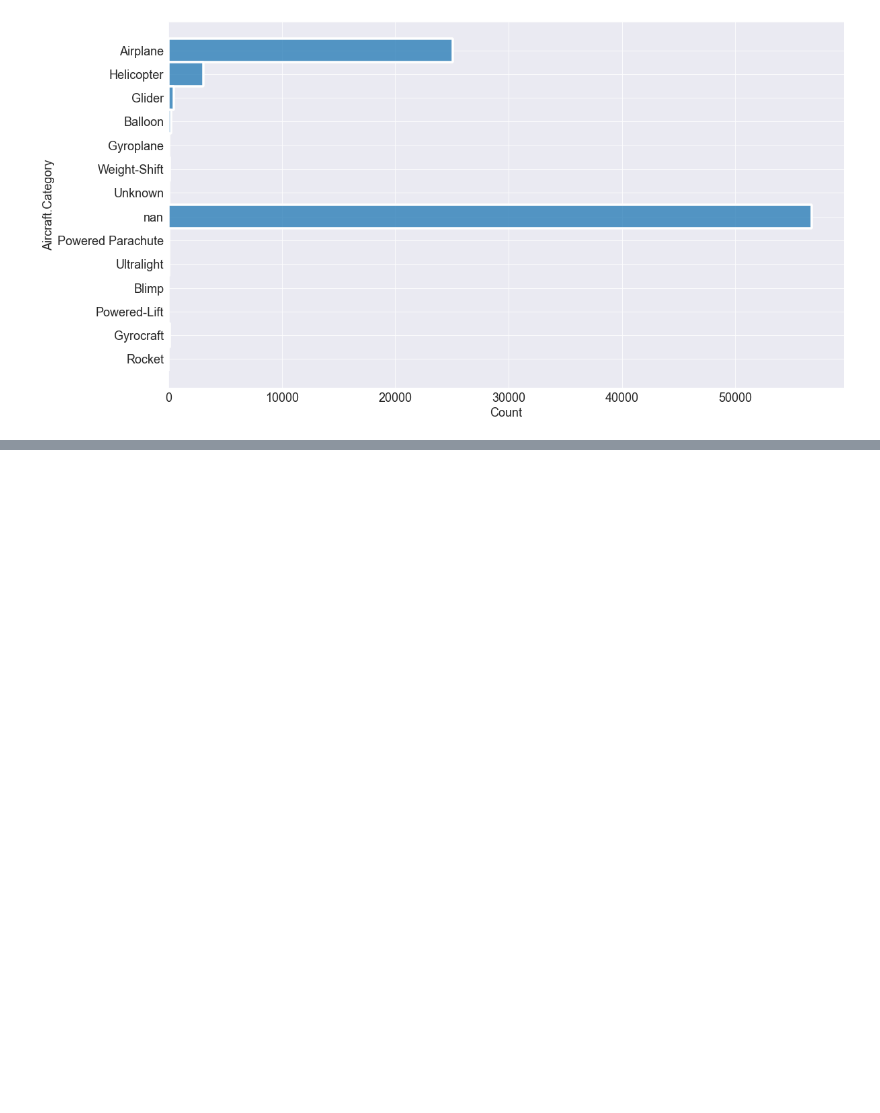
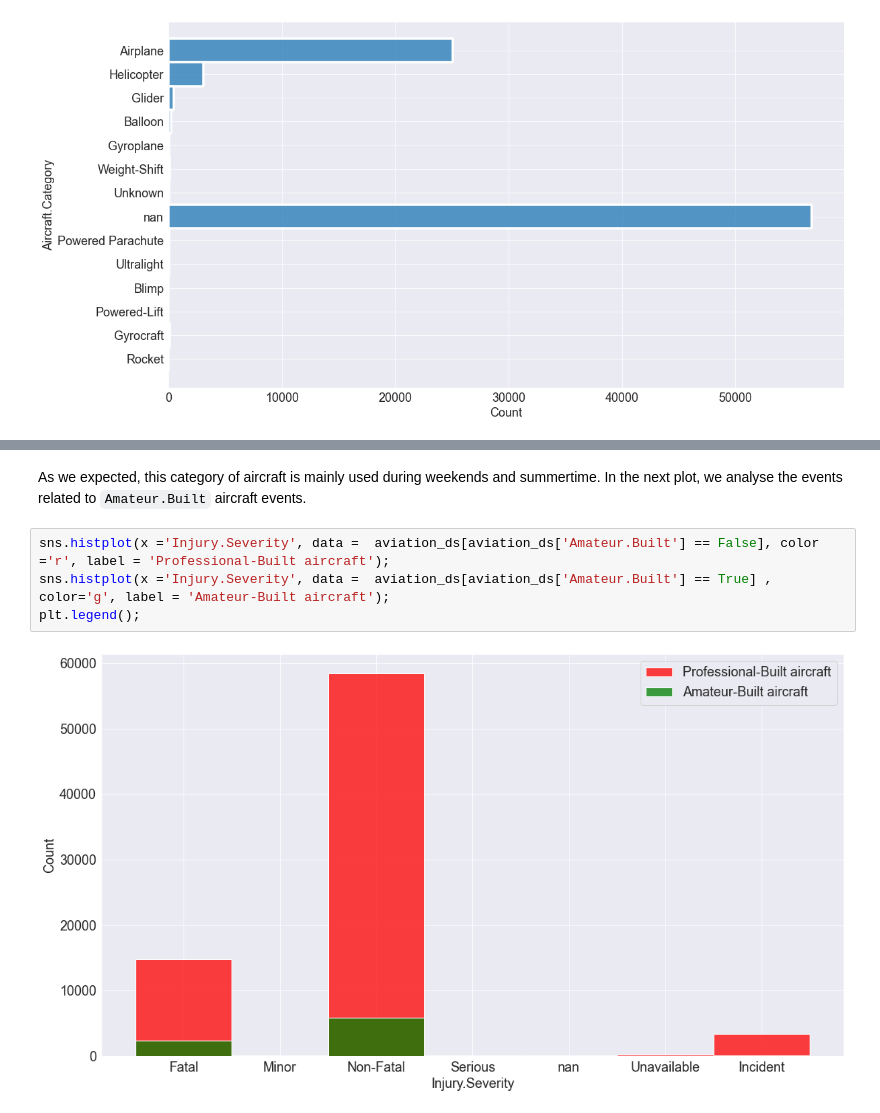
Before and after one commit to zaitrik/aviation_stats, a Jupyter notebook: aviation_stats.ipynb, the cells around one changed output, grey strips where cells are left out. Saved outputs shown, nothing was run; the diff lists cells and outputs as text; blank space fills up the shorter version.

```diff
--- a/aviation_stats.ipynb
+++ b/aviation_stats.ipynb
@@ -228,0 +292,8 @@ Airplanes are more represented than other aircraft types. That being said, the m
+# %% [markdown]
+As we expected, this category of aircraft is mainly used during weekends and summertime. In the next plot, we analyse the events related to `Amateur.Built` aircraft events.
+# %%
+sns.histplot(x ='Injury.Severity', data =  aviation_ds[aviation_ds['Amateur.Built'] == False], color ='r', label = 'Professional-Built aircraft');
+sns.histplot(x ='Injury.Severity', data =  aviation_ds[aviation_ds['Amateur.Built'] == True] , color='g', label = 'Amateur-Built aircraft');
+plt.legend();
+# %% [output]
+[figure, added]
```
Also changed, not shown: parts of 17 cells of this notebook.
